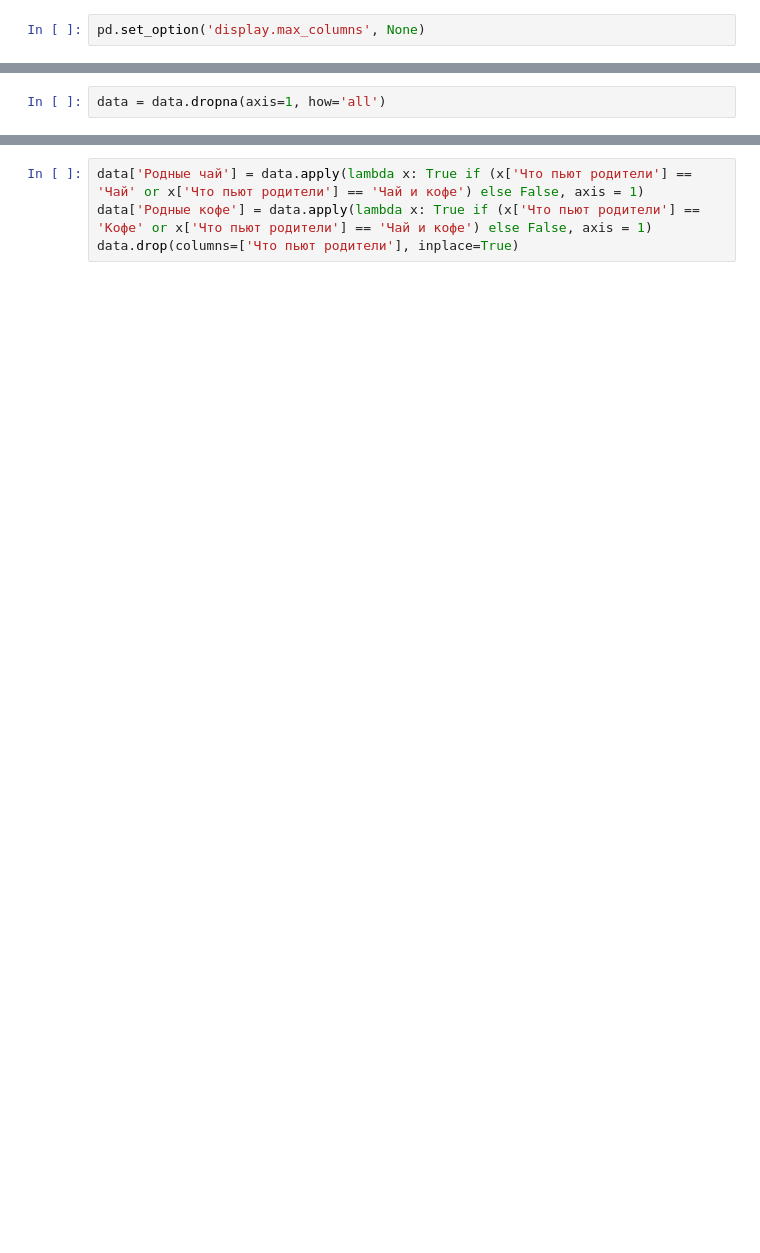
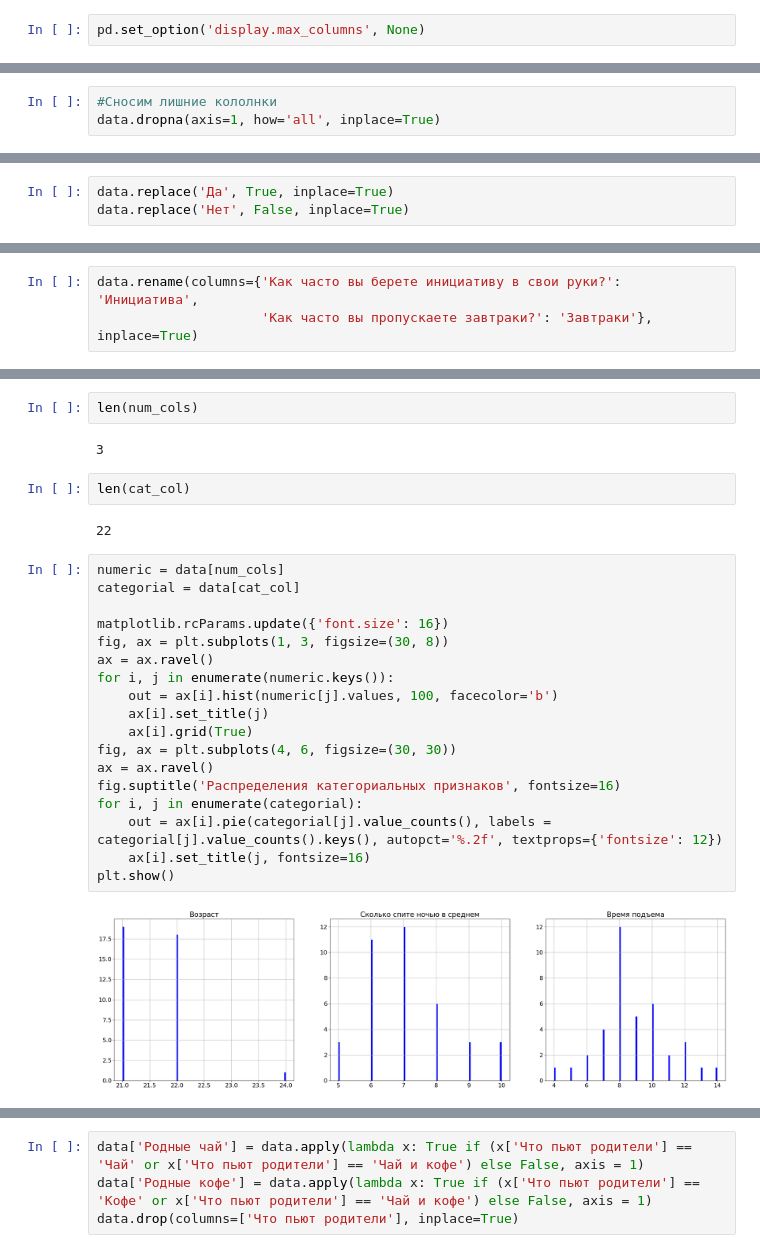
Before and after one commit to Dmitryq/ist, a Jupyter notebook: 1pr/k-nearest.ipynb, the cells around one changed output, grey strips where cells are left out. Drawn from its saved outputs; the diff is of its cells as text; blank space fills up the shorter version.

```diff
--- a/1pr/k-nearest.ipynb
+++ b/1pr/k-nearest.ipynb
@@ -17,2 +22,3 @@ data.head()
 # %%
-data = data.dropna(axis=1, how='all')
+#Сносим лишние кололнки
+data.dropna(axis=1, how='all', inplace=True)
@@ -19,2 +46,5 @@ data = data.dropna(axis=1, how='all')
+# %%
+data.replace('Да', True, inplace=True)
+data.replace('Нет', False, inplace=True)
 # %%
 data.drop(columns=['Набрано баллов', 'Всего баллов'], inplace=True)
@@ -21,0 +108,3 @@ data['Чай или кофе'] = data.apply(lambda x: 1 if x['Что вы пре
+# %%
+data.rename(columns={'Как часто вы берете инициативу в свои руки?': 'Инициатива',
+                     'Как часто вы пропускаете завтраки?': 'Завтраки'}, inplace=True)
@@ -21,0 +120,28 @@ data['Чай или кофе'] = data.apply(lambda x: 1 if x['Что вы пре
+# %%
+len(num_cols)
+# %% [output]
+3
+# %%
+len(cat_col)
+# %% [output]
+22
+# %%
+numeric = data[num_cols]
+categorial = data[cat_col]
+
+matplotlib.rcParams.update({'font.size': 16})
+fig, ax = plt.subplots(1, 3, figsize=(30, 8))
+ax = ax.ravel()
+for i, j in enumerate(numeric.keys()):
+    out = ax[i].hist(numeric[j].values, 100, facecolor='b')
+    ax[i].set_title(j)
+    ax[i].grid(True)
+fig, ax = plt.subplots(4, 6, figsize=(30, 30))
+ax = ax.ravel()
+fig.suptitle('Распределения категориальных признаков', fontsize=16)
+for i, j in enumerate(categorial):
+    out = ax[i].pie(categorial[j].value_counts(), labels = categorial[j].value_counts().keys(), autopct='%.2f', textprops={'fontsize': 12})
+    ax[i].set_title(j, fontsize=16)
+plt.show()
+# %% [output]
+[figure, added]
```
Also changed, not shown: parts of 38 cells of this notebook, 4 other files.
